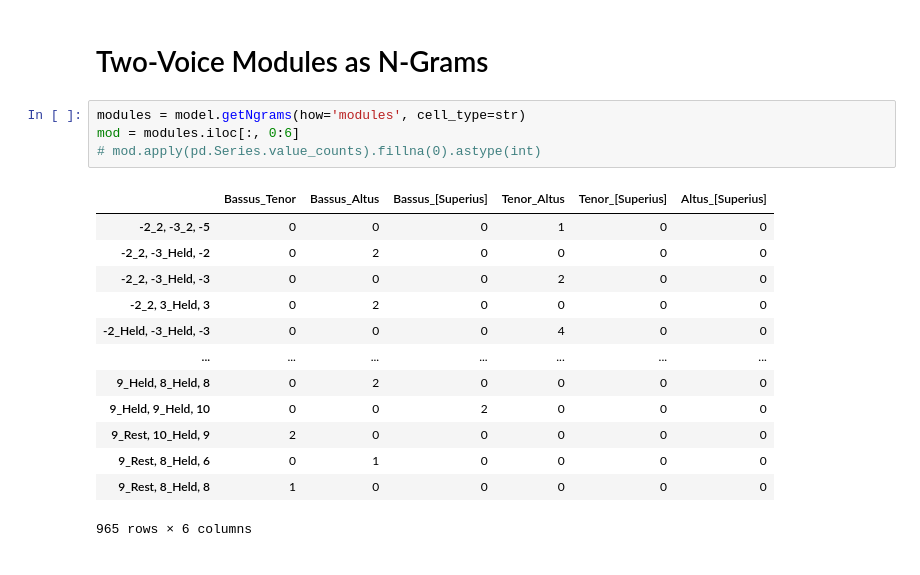
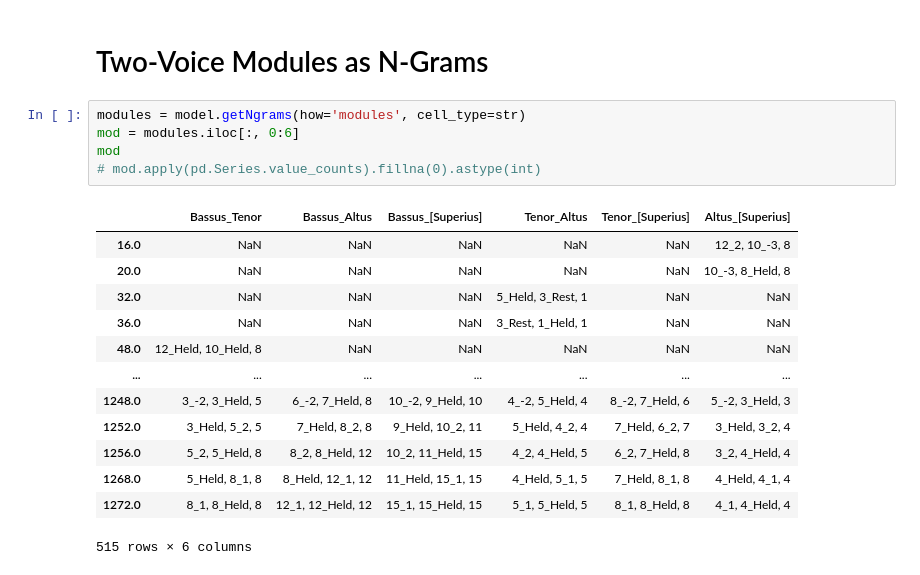
Before and after one commit to RichardFreedman/CRIM-Project-RF, a Jupyter notebook: CRIM_Intervals_2_0.ipynb, the cells around one changed output. Cells and saved outputs as stored; diff of their text form.

```diff
--- a/CRIM_Intervals_2_0.ipynb
+++ b/CRIM_Intervals_2_0.ipynb
@@ -240,18 +262,19 @@ ngrams
 # %%
 modules = model.getNgrams(how='modules', cell_type=str)
 mod = modules.iloc[:, 0:6]
+mod
 # mod.apply(pd.Series.value_counts).fillna(0).astype(int)
 # %% [output]
 |  | Bassus_Tenor | Bassus_Altus | Bassus_[Superius] | Tenor_Altus | Tenor_[Superius] | Altus_[Superius] |
-| -2_2, -3_2, -5 | 0 | 0 | 0 | 1 | 0 | 0 |
-| -2_2, -3_Held, -2 | 0 | 2 | 0 | 0 | 0 | 0 |
-| -2_2, -3_Held, -3 | 0 | 0 | 0 | 2 | 0 | 0 |
-| -2_2, 3_Held, 3 | 0 | 2 | 0 | 0 | 0 | 0 |
-| -2_Held, -3_Held, -3 | 0 | 0 | 0 | 4 | 0 | 0 |
+| 16.0 | NaN | NaN | NaN | NaN | NaN | 12_2, 10_-3, 8 |
+| 20.0 | NaN | NaN | NaN | NaN | NaN | 10_-3, 8_Held, 8 |
+| 32.0 | NaN | NaN | NaN | 5_Held, 3_Rest, 1 | NaN | NaN |
+| 36.0 | NaN | NaN | NaN | 3_Rest, 1_Held, 1 | NaN | NaN |
+| 48.0 | 12_Held, 10_Held, 8 | NaN | NaN | NaN | NaN | NaN |
 | ... | ... | ... | ... | ... | ... | ... |
-| 9_Held, 8_Held, 8 | 0 | 2 | 0 | 0 | 0 | 0 |
-| 9_Held, 9_Held, 10 | 0 | 0 | 2 | 0 | 0 | 0 |
-| 9_Rest, 10_Held, 9 | 2 | 0 | 0 | 0 | 0 | 0 |
-| 9_Rest, 8_Held, 6 | 0 | 1 | 0 | 0 | 0 | 0 |
-| 9_Rest, 8_Held, 8 | 1 | 0 | 0 | 0 | 0 | 0 |
+| 1248.0 | 3_-2, 3_Held, 5 | 6_-2, 7_Held, 8 | 10_-2, 9_Held, 10 | 4_-2, 5_Held, 4 | 8_-2, 7_Held, 6 | 5_-2, 3_Held, 3 |
+| 1252.0 | 3_Held, 5_2, 5 | 7_Held, 8_2, 8 | 9_Held, 10_2, 11 | 5_Held, 4_2, 4 | 7_Held, 6_2, 7 | 3_Held, 3_2, 4 |
+| 1256.0 | 5_2, 5_Held, 8 | 8_2, 8_Held, 12 | 10_2, 11_Held, 15 | 4_2, 4_Held, 5 | 6_2, 7_Held, 8 | 3_2, 4_Held, 4 |
+| 1268.0 | 5_Held, 8_1, 8 | 8_Held, 12_1, 12 | 11_Held, 15_1, 15 | 4_Held, 5_1, 5 | 7_Held, 8_1, 8 | 4_Held, 4_1, 4 |
+| 1272.0 | 8_1, 8_Held, 8 | 12_1, 12_Held, 12 | 15_1, 15_Held, 15 | 5_1, 5_Held, 5 | 8_1, 8_Held, 8 | 4_1, 4_Held, 4 |
-965 rows × 6 columns
+515 rows × 6 columns
```
Also changed, not shown: parts of 3 cells of this notebook.
